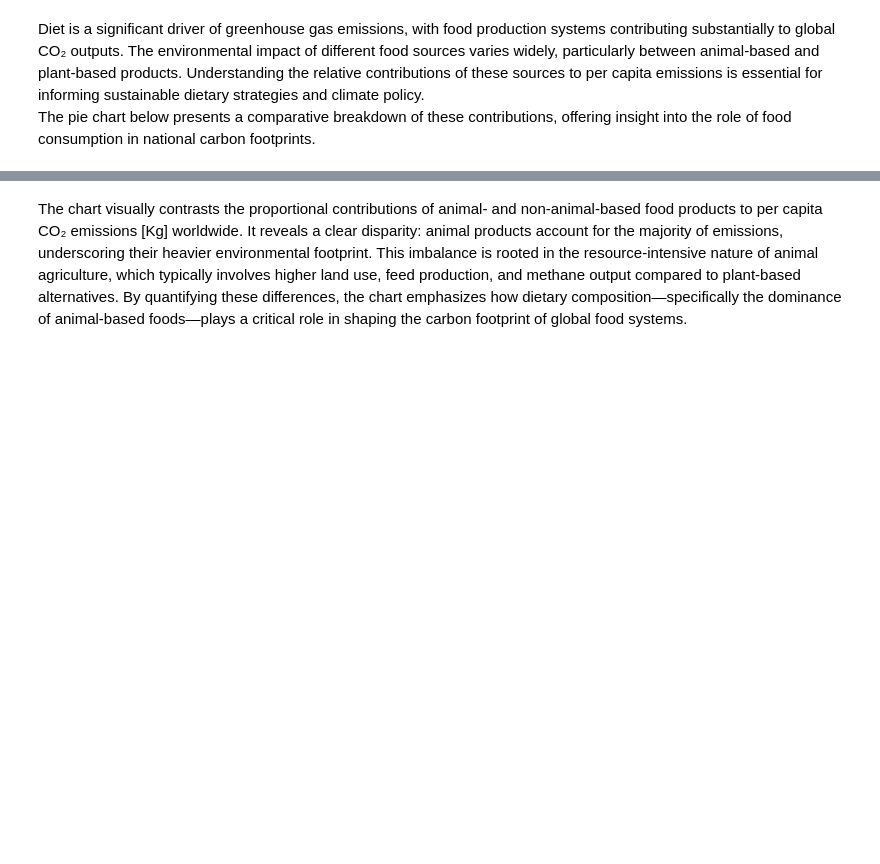
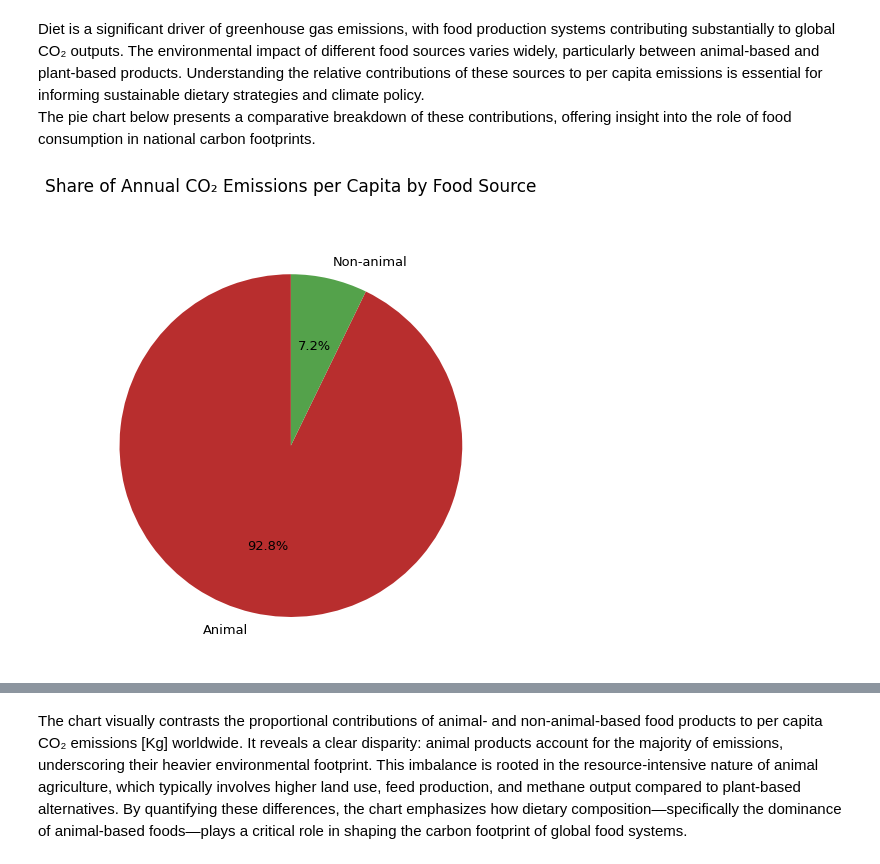
Before and after one commit to daniel-epm/food_carbon_fp, a Jupyter notebook: foodprint_analysis.ipynb, the cells around one changed output, grey strips where cells are left out. Saved outputs shown, nothing was run; the diff lists cells and outputs as text; code cells hidden in the pictures; blank space fills up the shorter version.

Commit message:
replaced interactive plot

```diff
--- a/foodprint_analysis.ipynb
+++ b/foodprint_analysis.ipynb
@@ -293,24 +291,44 @@ df
 Diet is a significant driver of greenhouse gas emissions, with food production systems contributing substantially to global CO₂ outputs. The environmental impact of different food sources varies widely, particularly between animal-based and plant-based products. Understanding the relative contributions of these sources to per capita emissions is essential for informing sustainable dietary strategies and climate policy.
 The pie chart below presents a comparative breakdown of these contributions, offering insight into the role of food consumption in national carbon footprints.
 # %%
-pio.renderers.default = 'vscode'
+import matplotlib.pyplot as plt
 
-fig = px.pie(df,
-             values= 'sum',
-             names= 'product_category',
-             title= 'Share of Annual CO₂ Emissions per Capita by Food Source',
-             color= 'product_category',
-             color_discrete_map= {
-                 'Animal': 'B82E2E',
-                 'Non-animal': '54A24B'
-             })
-fig.update_traces(
-    textinfo='percent+label',
-    textfont_size=15
+# Sample data (replace this with your actual df)
+# df = pd.DataFrame({'product_category': ['Animal', 'Non-animal'], 'sum': [70, 30]})
+
+# Define colors to match your Plotly chart
+colors = {
+    'Animal': '#B82E2E',
+    'Non-animal': '#54A24B'
+}
+
+# Prepare data
+labels = df['product_category']
+sizes = df['sum']
+label_colors = [colors[label] for label in labels]
+
+# Create static pie chart
+fig, ax = plt.subplots(figsize=(7, 7))
+wedges, texts, autotexts = ax.pie(
+    sizes,
+    labels=labels,
+    autopct='%1.1f%%',
+    colors=label_colors,
+    startangle=90,
+    textprops={'fontsize': 13}
 )
-fig.update_layout(
-    title_font_size=17,
-    showlegend= False,
-    margin=dict(b=50, t= 80)
+
+# Set title with margin
+plt.title(
+    'Share of Annual CO₂ Emissions per Capita by Food Source',
+    fontsize=17,
+    pad=40  # Adds space under the title
 )
-fig.show()
+
+# Optional: Remove legend if desired
+ax.legend().remove()
+
+plt.tight_layout()
+plt.show()
+# %% [output]
+[figure, added]
```
Also changed, not shown: parts of 2 cells of this notebook.
